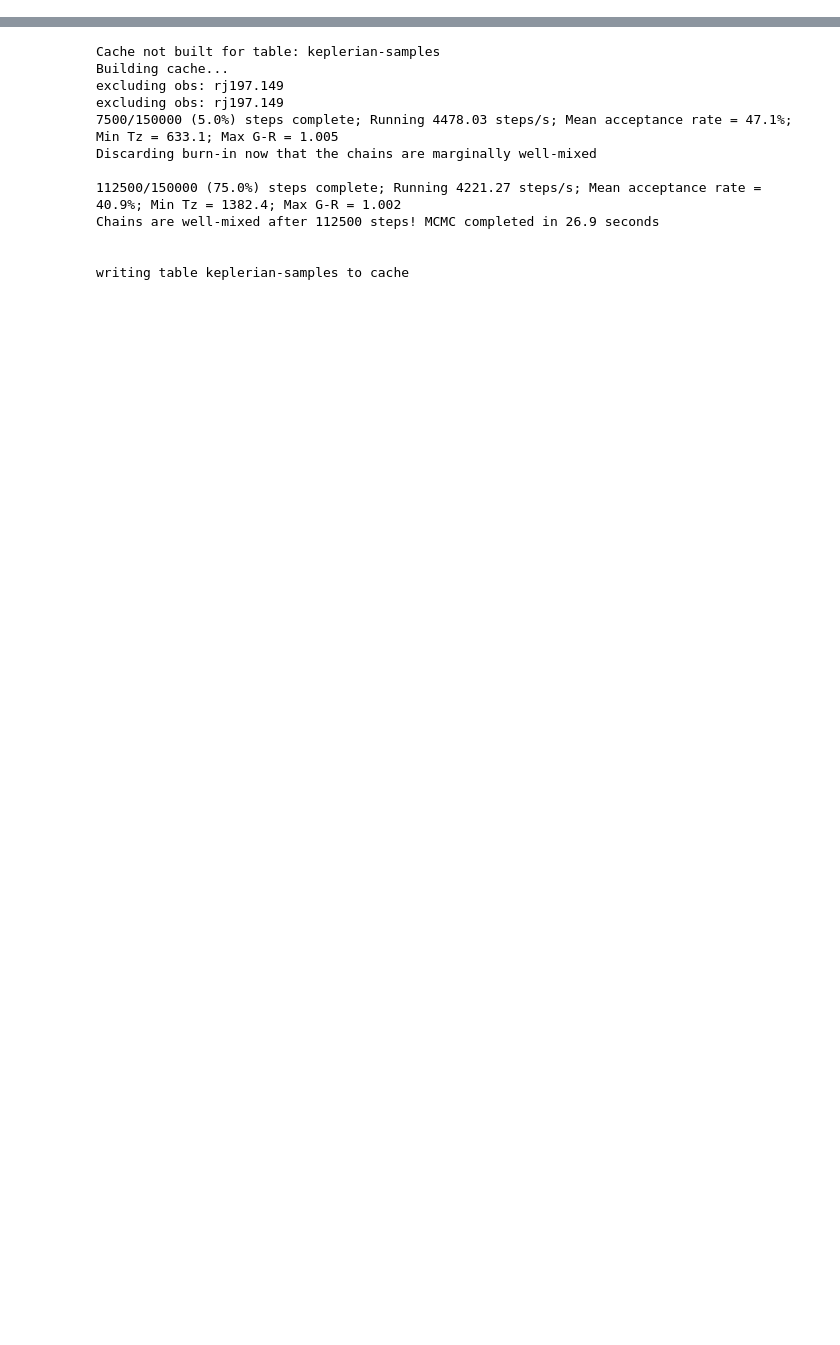
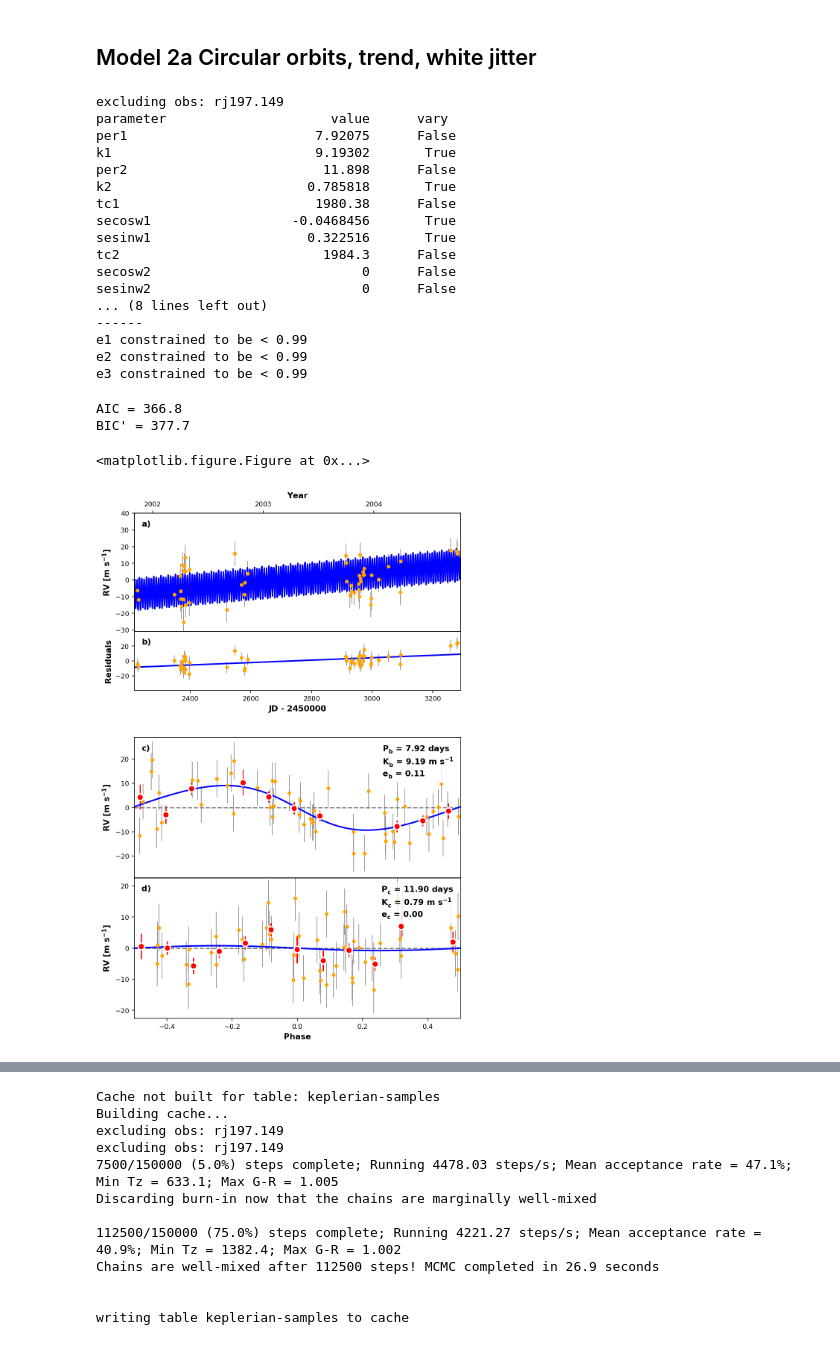
Before and after one commit to petigura/ktwo19, a Jupyter notebook: 2_Model-Comparison-BIC.ipynb, the cells around one changed output, grey strips where cells are left out. Cells and saved outputs as stored; diff of their text form; code cells hidden in the pictures; blank space fills up the shorter version.

```diff
--- a/2_Model-Comparison-BIC.ipynb
+++ b/2_Model-Comparison-BIC.ipynb
@@ -92,0 +159,50 @@ BIC' = 385.0
+# %% [markdown]
+## Model 2a Circular orbits, trend, white jitter
+# %%
+%run analysis/radvel/ktwo19_npl=2-default.py
+params['secosw1'] = radvel.Parameter(value=0.00,vary=True,mcmcscale=0.01)
+params['sesinw1'] = radvel.Parameter(value=0.00,vary=True,mcmcscale=0.01)
+params['secosw2'] = radvel.Parameter(value=0.00,vary=False,mcmcscale=0.01)
+params['sesinw2'] = radvel.Parameter(value=0.00,vary=False,mcmcscale=0.01)
+params['secosw3'] = radvel.Parameter(value=0.00,vary=False,mcmcscale=0.01)
+params['sesinw3'] = radvel.Parameter(value=0.00,vary=False,mcmcscale=0.01)
+model = radvel.model.RVModel(params,time_base=time_base)
+like = radvel.likelihood.RVLikelihood(model, data.time, data.mnvel,data.errvel)
+like.params['dvdt'].vary = True
+like.params['gamma'] = radvel.Parameter(value=data.mnvel.mean())
+like.params['jit'] = radvel.Parameter(value=1)
+like = radvel.likelihood.CompositeLikelihood([like])
+post = radvel.posterior.Posterior(like)
+post.priors += [radvel.prior.EccentricityPrior(3)]
+
+res = optimize.minimize(
+    post.neglogprob_array, post.get_vary_params(), method='Powell',
+    options=dict(maxiter=200, maxfev=100000, xatol=1e-8)
+)
+print(post)
+plotter = orbit_plots.MultipanelPlot(post)
+plotter.plot_multipanel()
+print "AIC = {:.1f}".format( post.aic())
+print "BIC' = {:.1f}".format( bic2(post))
+# %% [output]
+excluding obs: rj197.149
+parameter                     value      vary
+per1                        7.92075      False
+k1                          9.19302       True
+per2                         11.898      False
+k2                         0.785818       True
+tc1                         1980.38      False
+secosw1                  -0.0468456       True
+sesinw1                    0.322516       True
+tc2                          1984.3      False
+secosw2                           0      False
+sesinw2                           0      False
+... (8 lines left out)
+------
+e1 constrained to be < 0.99
+e2 constrained to be < 0.99
+e3 constrained to be < 0.99
+AIC = 366.8
+BIC' = 377.7
+<matplotlib.figure.Figure at 0x...>
+[figure, added]
```
Also changed, not shown: parts of 37 cells of this notebook, 29 other files.
